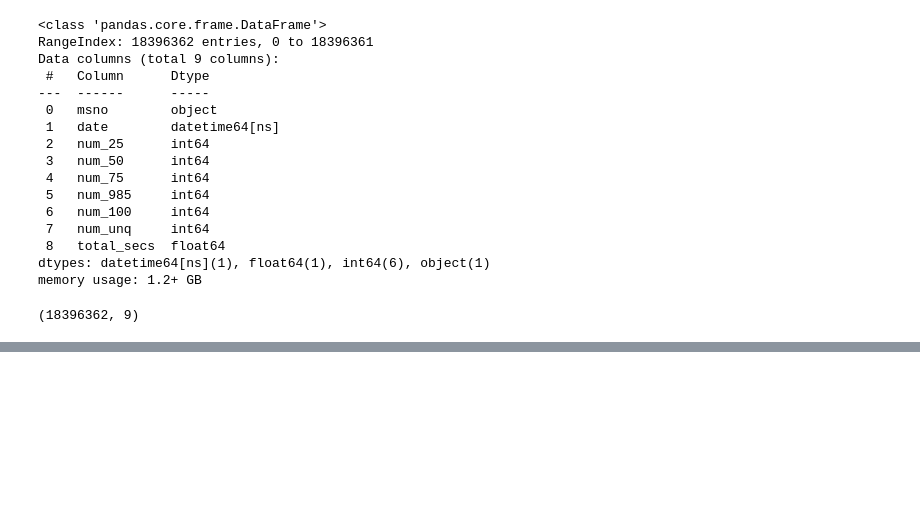
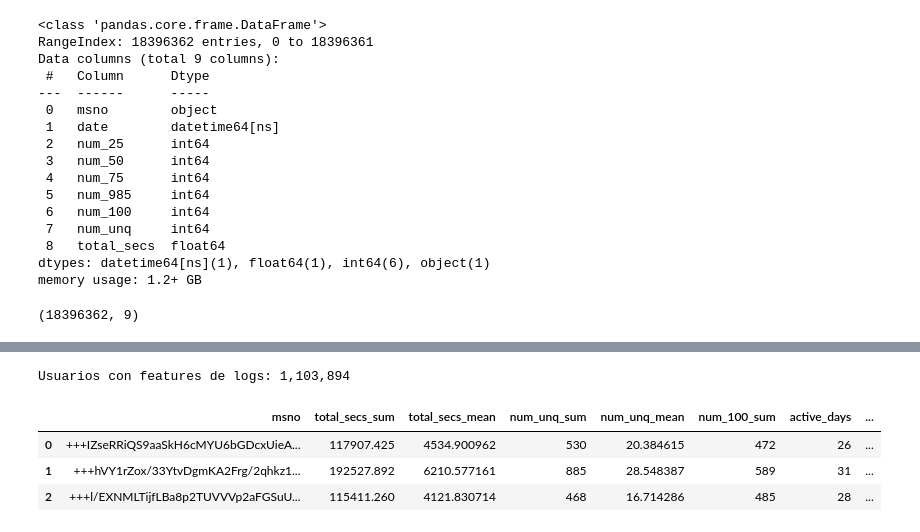
Before and after one commit to simon2432/kkbox-churn-prediction, a Jupyter notebook: notebooks/03_eda_user_logs.ipynb, the cells around one changed output, grey strips where cells are left out. Cells and saved outputs as stored; diff of their text form; code cells hidden in the pictures; blank space fills up the shorter version.

```diff
--- a/notebooks/03_eda_user_logs.ipynb
+++ b/notebooks/03_eda_user_logs.ipynb
@@ -56,0 +131,52 @@ logs.describe(include='all')
+# %%
+REFERENCE_DATE = logs['date'].max()
+
+song_cols = ['num_25', 'num_50', 'num_75', 'num_985', 'num_100']
+logs['total_songs'] = logs[song_cols].sum(axis=1)
+
+# --- Paso 1: Agregaciones básicas por usuario ---
+log_features = (
+    logs.groupby('msno')
+    .agg(
+        total_secs_sum   = ('total_secs', 'sum'),
+        total_secs_mean  = ('total_secs', 'mean'),
+        num_unq_sum      = ('num_unq',    'sum'),
+        num_unq_mean     = ('num_unq',    'mean'),
+        num_100_sum      = ('num_100',    'sum'),
+        active_days      = ('date',       'nunique'),
+        last_log_date    = ('date',       'max'),
+        # para features derivadas
+        num_100_mean     = ('num_100',    'mean'),
+        total_songs_mean = ('total_songs','mean'),
+        peak_day_secs    = ('total_secs', 'max'),
+        activity_std     = ('total_secs', 'std'),
+    )
+    .reset_index()
+)
+
+# --- Paso 2: Features derivadas ---
+
+# Recencia: días desde la última sesión al final del período
+log_features['days_since_last_log'] = (REFERENCE_DATE - log_features['last_log_date']).dt.days
+
+# Flag: activo en los últimos 7 días del período
+log_features['has_recent_activity'] = (log_features['days_since_last_log'] <= 7).astype(int)
+
+# Completion rate: qué proporción de lo que escucha llega al final
+log_features['completion_rate'] = (
+    log_features['num_100_mean'] / (log_features['total_songs_mean'] + 1e-6)
+).clip(upper=1.0)
+
+# Coeficiente de variación: ¿escucha regularmente o en picos?
+log_features['activity_cv'] = (
+    log_features['activity_std'] / (log_features['total_secs_mean'] + 1e-6)
+)
+
+print(f"Usuarios con features de logs: {len(log_features):,}")
+log_features.drop(columns=['last_log_date', 'num_100_mean', 'total_songs_mean', 'activity_std']).head(3)
+# %% [output]
+Usuarios con features de logs: 1,103,894
+|  | msno | total_secs_sum | total_secs_mean | num_unq_sum | num_unq_mean | num_100_sum | active_days | ... |
+| 0 | +++IZseRRiQS9aaSkH6cMYU6bGDcxUieA... | 117907.425 | 4534.900962 | 530 | 20.384615 | 472 | 26 | ... |
+| 1 | +++hVY1rZox/33YtvDgmKA2Frg/2qhkz1... | 192527.892 | 6210.577161 | 885 | 28.548387 | 589 | 31 | ... |
+| 2 | +++l/EXNMLTijfLBa8p2TUVVVp2aFGSuU... | 115411.260 | 4121.830714 | 468 | 16.714286 | 485 | 28 | ... |
```
Also changed, not shown: parts of 14 cells of this notebook, 9 other files.
